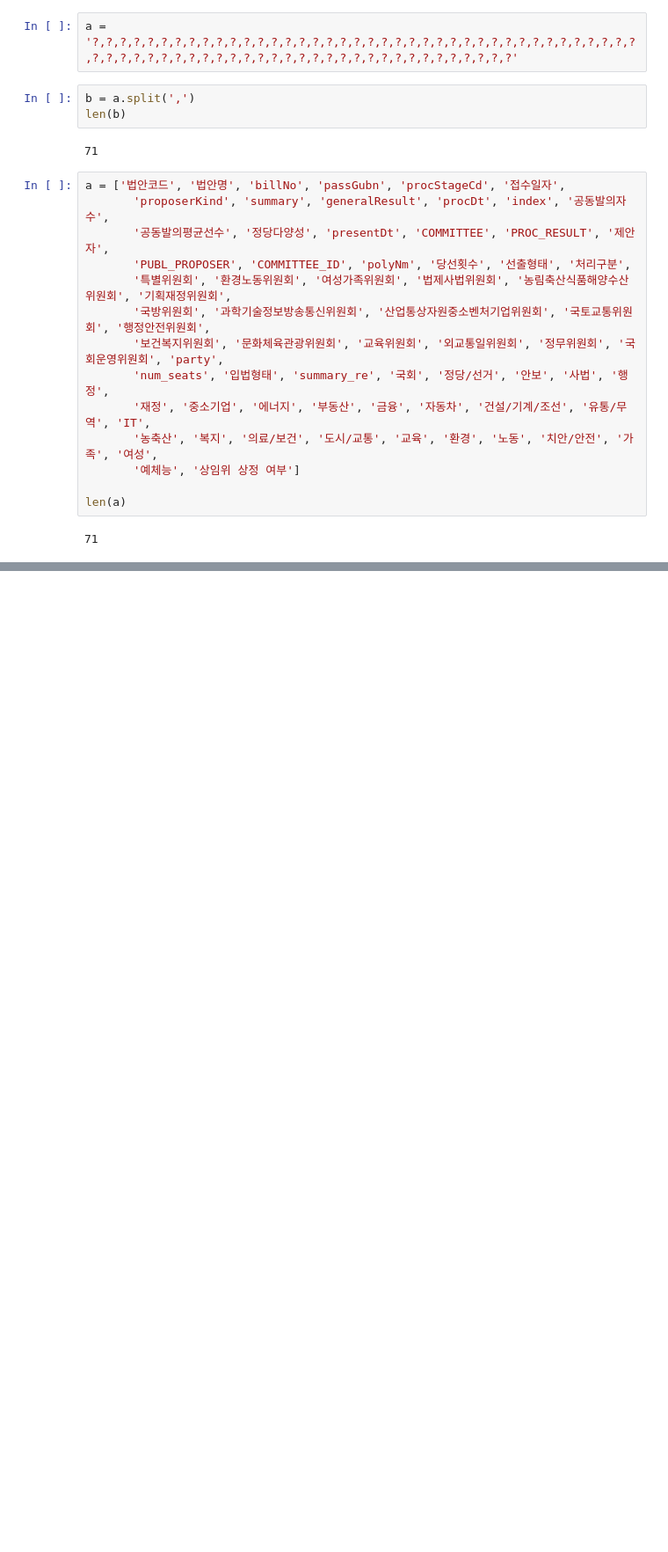
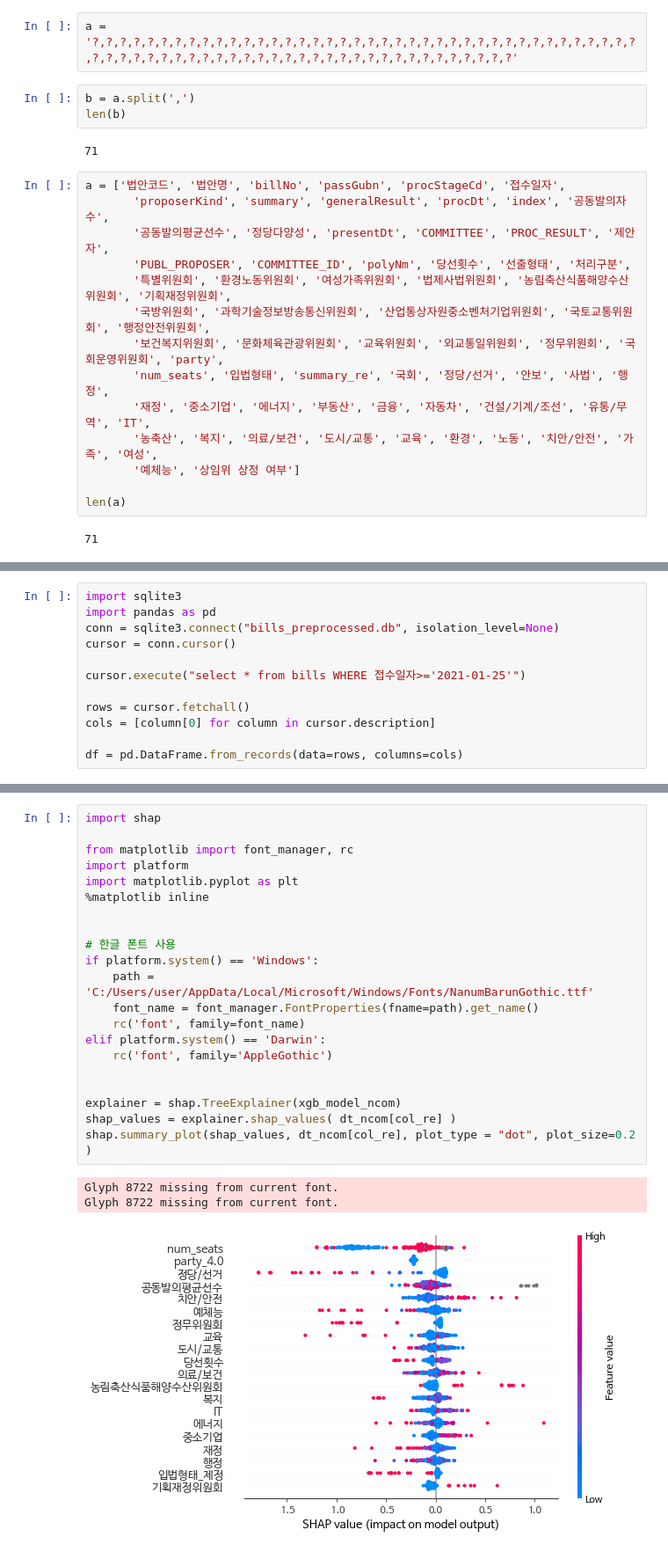
Before and after one commit to swim1927/bill_pj, a Jupyter notebook: bill_survival/data_preprocess_21th.ipynb, the cells around one changed output, grey strips where cells are left out. Shown: that part at 88% size. Saved outputs shown, nothing was run; the diff lists cells and outputs as text; blank space fills up the shorter version.

```diff
--- a/bill_survival/data_preprocess_21th.ipynb
+++ b/bill_survival/data_preprocess_21th.ipynb
@@ -839,0 +843,12 @@ b[70]
+# %%
+import sqlite3
+import pandas as pd
+conn = sqlite3.connect("bills_preprocessed.db", isolation_level=None)
+cursor = conn.cursor()
+
+cursor.execute("select * from bills WHERE 접수일자>='2021-01-25'")
+
+rows = cursor.fetchall()
+cols = [column[0] for column in cursor.description]
+
+df = pd.DataFrame.from_records(data=rows, columns=cols)
@@ -839,0 +910,25 @@ b[70]
+# %%
+import shap
+
+from matplotlib import font_manager, rc
+import platform
+import matplotlib.pyplot as plt
+%matplotlib inline
+
+
+# 한글 폰트 사용
+if platform.system() == 'Windows':
+    path = 'C:/Users/user/AppData/Local/Microsoft/Windows/Fonts/NanumBarunGothic.ttf'
+    font_name = font_manager.FontProperties(fname=path).get_name()
+    rc('font', family=font_name)
+elif platform.system() == 'Darwin':
+    rc('font', family='AppleGothic')
+
+
+explainer = shap.TreeExplainer(xgb_model_ncom)
+shap_values = explainer.shap_values( dt_ncom[col_re] )
+shap.summary_plot(shap_values, dt_ncom[col_re], plot_type = "dot", plot_size=0.2  )
+# %% [output]
+Glyph 8722 missing from current font.
+Glyph 8722 missing from current font.
+[figure, added]
```
Also changed, not shown: parts of 10 cells of this notebook, 8 other files.
